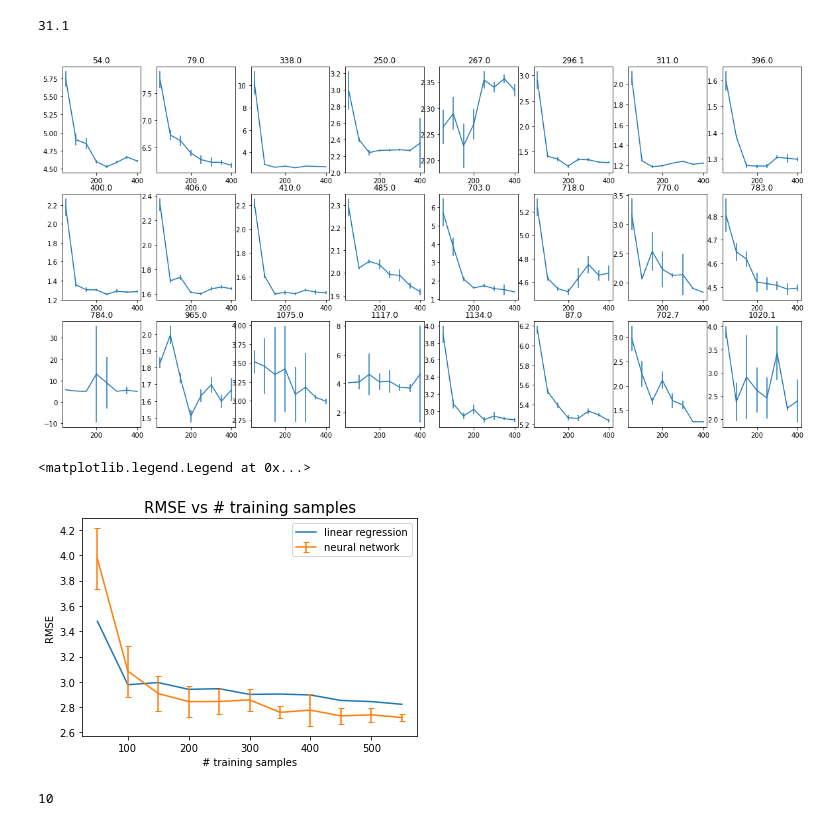
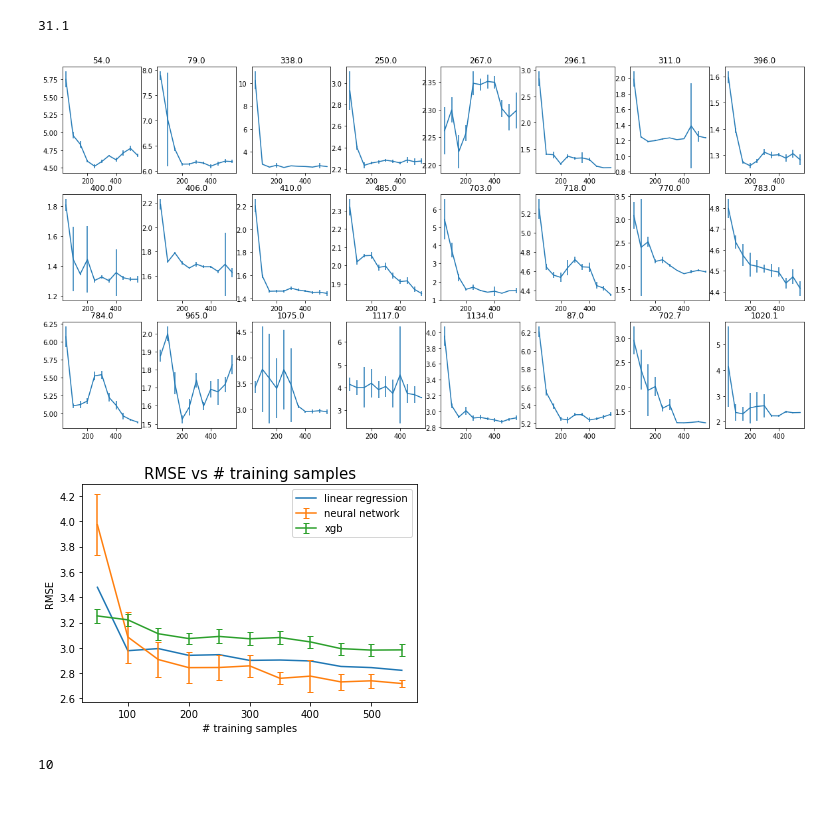
Before and after one commit to yusukemh/StatisticalDownscaling, a Jupyter notebook: writeup/study_single.ipynb, the cells around one changed output. Cells and saved outputs as stored; diff of their text form; code cells hidden in the pictures.

```diff
--- a/writeup/study_single.ipynb
+++ b/writeup/study_single.ipynb
@@ -217,19 +217,19 @@ df_train[df_train['skn'] == 54].shape[0] * 0.05
 # %%
 fig, axs = plt.subplots(3, 8, figsize=(20,10))
 for ax, skn in zip(axs.flatten(), df_train['skn'].unique()):
     x, y, yerr = [], [], []
     # for p in range(5, 105, 5):
-    for p in range(50, 450, 50):
-        df = pd.read_csv(f'obtain_result/n_{p}_no_retrain.csv')
+    for p in range(50, 600, 50):
+        df = pd.read_csv(f'nn_hyperparameter_tuning/obtain_result/n_{p}_no_retrain.csv')
         df = df[df['skn'] == skn]
         x.append(p)
         y.append(df['rmse_nn'].values)
         yerr.append(df['rmse_std_nn'].values)
     ax.set_title(skn)
     ax.errorbar(x=x, y=np.array(y).reshape(-1,), yerr=np.array(yerr).reshape(-1,))
     # ax.set_ylim((0,10))
 # %% [output]
-[figure, old version]
+[figure, new version]
 # %%
 from sklearn.linear_model import LinearRegression
 # very_n but with linear regression
@@ -256,27 +256,40 @@ skns = df_train['skn'].unique()
 # skns = skns[skns != 784]
 
 x = range(50, 600, 50)
-y, yerr = np.zeros((len(x), len(skns))), np.zeros((len(x), len(skns)))
+y_nn, yerr_nn = np.zeros((len(x), len(skns))), np.zeros((len(x), len(skns)))
+y_xgb, yerr_xgb = np.zeros((len(x), len(skns))), np.zeros((len(x), len(skns)))
 for i, p in enumerate(x):
+    # nn
     df = pd.read_csv(f'nn_hyperparameter_tuning/obtain_result/n_{p}_no_retrain.csv')
     for j, skn in enumerate(skns):
-        y[i,j] = df[df['skn'] == skn]['rmse_nn']
-        yerr[i,j] = df[df['skn'] == skn]['rmse_std_nn']
-y = y.mean(axis=1)
-yerr = yerr.mean(axis=1)
-yerr = np.clip(yerr, a_min=0, a_max=None)
+        y_nn[i,j] = df[df['skn'] == skn]['rmse_nn']
+        yerr_nn[i,j] = df[df['skn'] == skn]['rmse_std_nn']
+
+    # xgb
+    df = pd.read_csv(f"xgb_hyperparameter_tuning/obtain_result/n_{p}_.csv")
+    for j, skn in enumerate(skns):
+        y_xgb[i, j] = df[df['skn'] == skn]['rmse_xgb']
+        yerr_xgb[i,j] = df[df['skn'] == skn]['rmse_std_xgb']
+y_nn = y_nn.mean(axis=1)
+yerr_nn = yerr_nn.mean(axis=1)
+y_xgb = y_xgb.mean(axis=1)
+yerr_xgb = yerr_xgb.mean(axis=1)
+
 fig, ax = plt.subplots(1)
 # simple plot for linear regression
 ax.plot(x, y_lr, label='linear regression')
 # error bar for NN
-ax.errorbar(x=x[:], y=y[:], yerr=yerr[:], capsize=3, label='neural network')
+ax.errorbar(x=x[:], y=y_nn[:], yerr=yerr_nn[:], capsize=3, label='neural network')
+# error bar for XGB
+ax.errorbar(x=x[:], y=y_xgb[:], yerr=yerr_xgb[:], capsize=3, label='xgb')
 ax.set_title('RMSE vs # training samples', fontsize=15)
 ax.set_xlabel('# training samples')
 ax.set_ylabel('RMSE')
 ax.legend()
+fig.savefig('error_plot')
+print()
 # %% [output]
-<matplotlib.legend.Legend at 0x...>
-[figure, old version]
+[figure, new version]
 # %%
 skns = df_train['skn'].unique()
 skns = skns[skns != 784]
```
Also changed, not shown: parts of 1 cell of this notebook, 4 other files.
